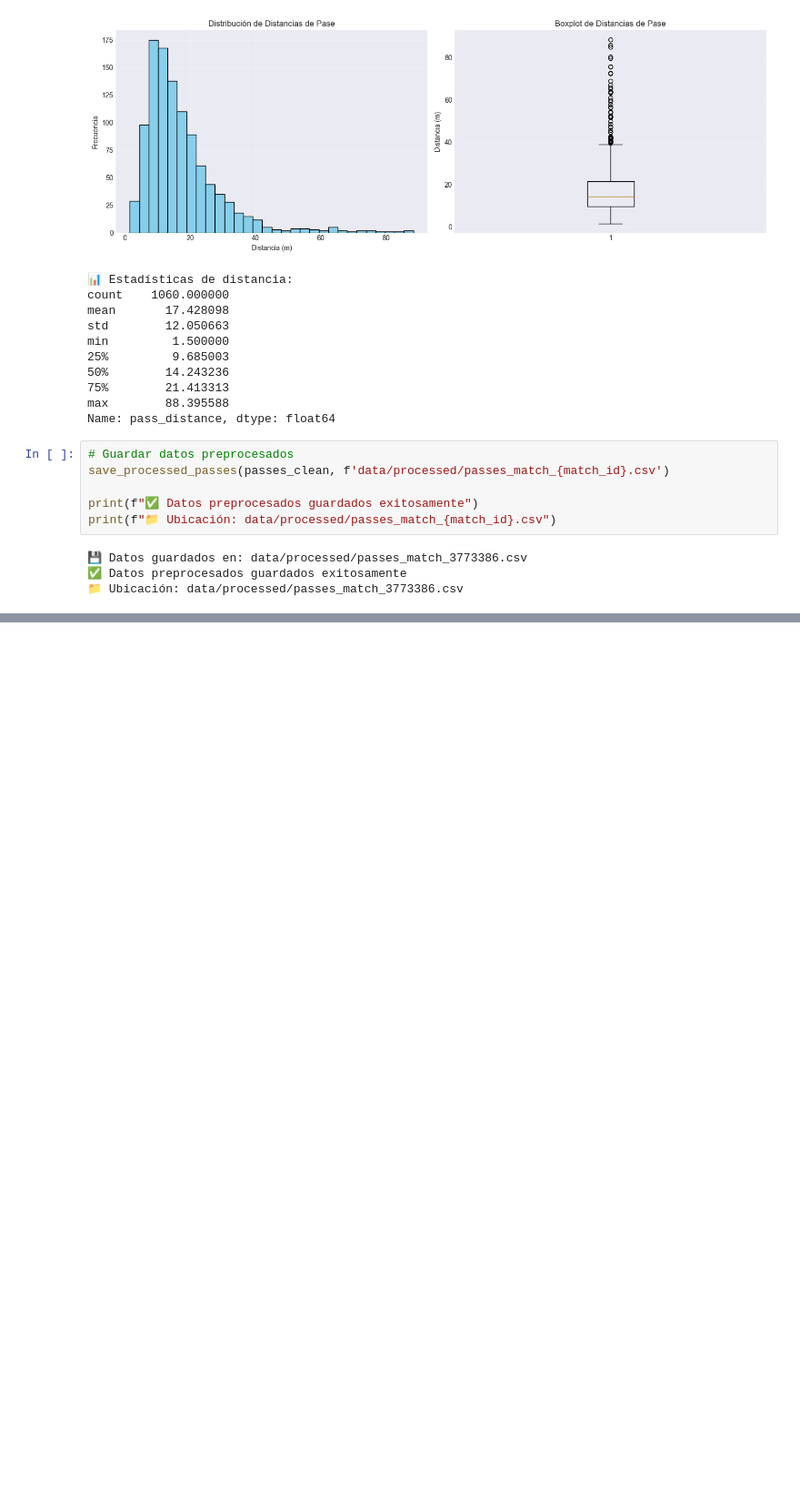
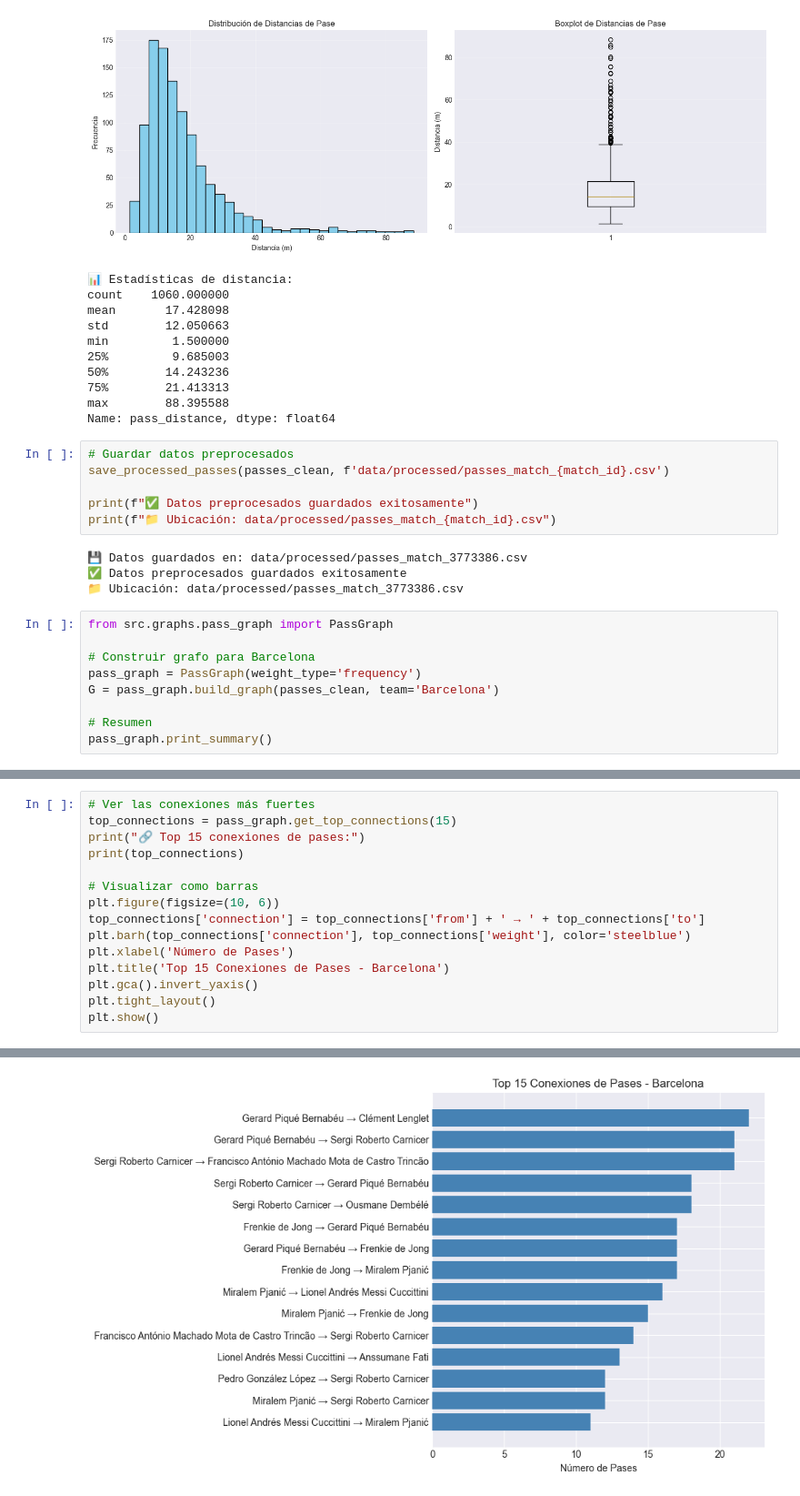
Before and after one commit to JaviTateG/tfg-football-tactical-modeling, a Jupyter notebook: notebooks/01_data_exploration.ipynb, the cells around one changed output, grey strips where cells are left out. Shown at 91% size. Cells and saved outputs as stored; diff of their text form; blank space fills up the shorter version.

Commit message:
Add pass graph construction module

```diff
--- a/notebooks/01_data_exploration.ipynb
+++ b/notebooks/01_data_exploration.ipynb
@@ -423,3 +423,12 @@ print(f"📁 Ubicación: data/processed/passes_match_{match_id}.csv")
 💾 Datos guardados en: data/processed/passes_match_3773386.csv
 ✅ Datos preprocesados guardados exitosamente
 📁 Ubicación: data/processed/passes_match_3773386.csv
+# %%
+from src.graphs.pass_graph import PassGraph
+
+# Construir grafo para Barcelona
+pass_graph = PassGraph(weight_type='frequency')
+G = pass_graph.build_graph(passes_clean, team='Barcelona')
+
+# Resumen
+pass_graph.print_summary()
@@ -425,0 +451,16 @@ print(f"📁 Ubicación: data/processed/passes_match_{match_id}.csv")
+# %%
+# Ver las conexiones más fuertes
+top_connections = pass_graph.get_top_connections(15)
+print("🔗 Top 15 conexiones de pases:")
+print(top_connections)
+
+# Visualizar como barras
+plt.figure(figsize=(10, 6))
+top_connections['connection'] = top_connections['from'] + ' → ' + top_connections['to']
+plt.barh(top_connections['connection'], top_connections['weight'], color='steelblue')
+plt.xlabel('Número de Pases')
+plt.title('Top 15 Conexiones de Pases - Barcelona')
+plt.gca().invert_yaxis()
+plt.tight_layout()
+plt.show()
+# %% [output]
@@ -425,0 +484 @@ print(f"📁 Ubicación: data/processed/passes_match_{match_id}.csv")
+[figure, added]
```
Also changed, not shown: parts of 4 cells of this notebook, 1 other file.
